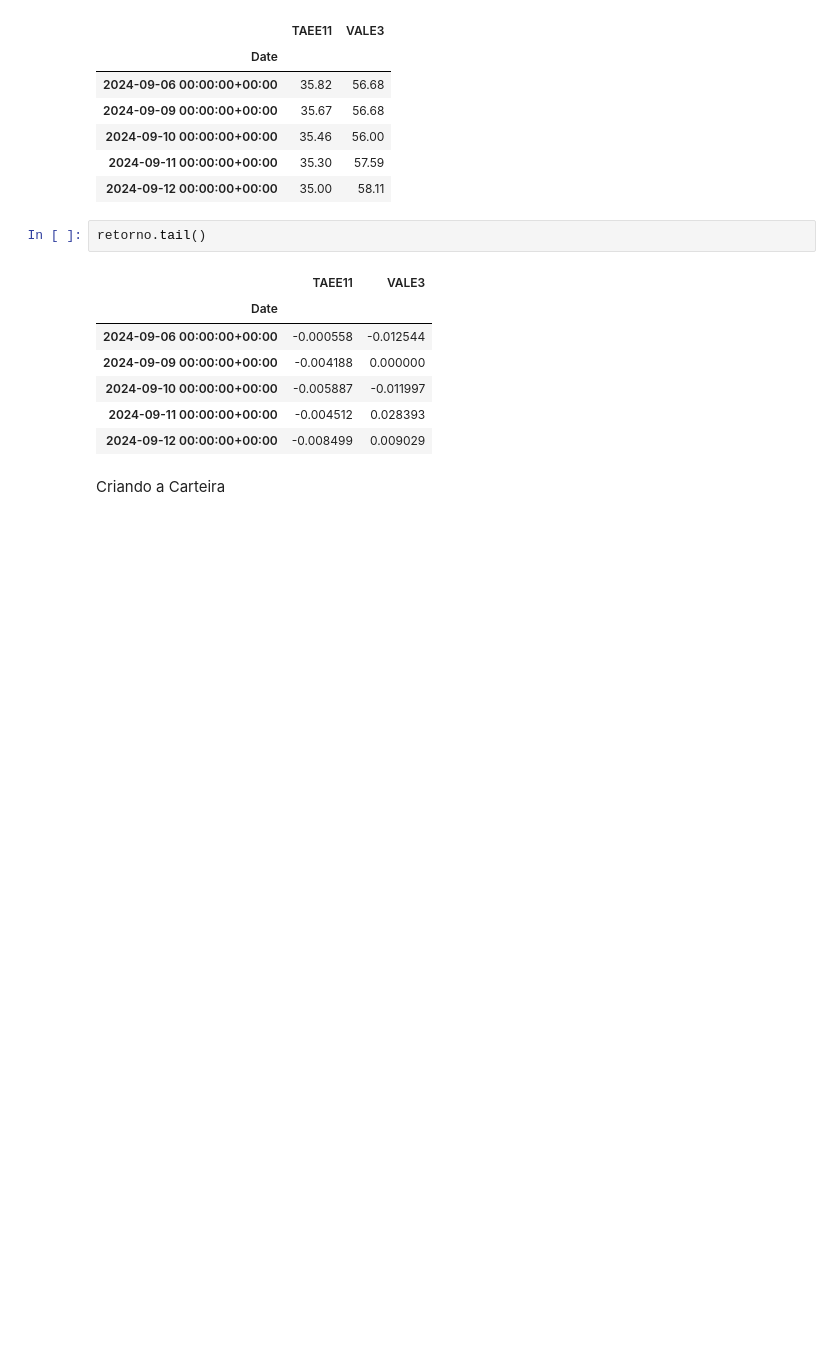
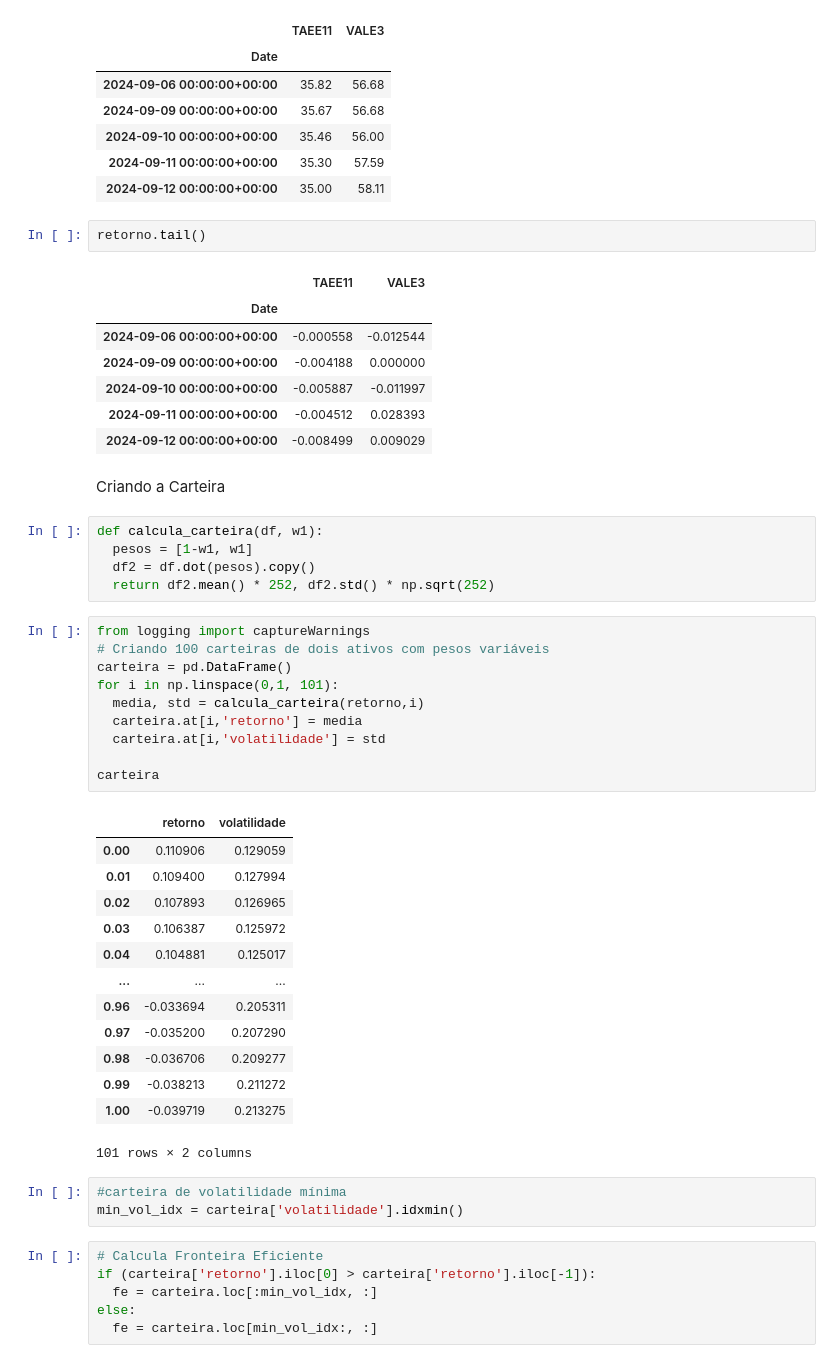
Before and after one commit to JulianotCosta/Dictionary_IA, a Jupyter notebook: Fronteira_ótima.ipynb, the cells around one changed output. Cells and saved outputs as stored; diff of their text form; blank space fills up the shorter version.

```diff
--- a/Fronteira_ótima.ipynb
+++ b/Fronteira_ótima.ipynb
@@ -46,3 +46,41 @@ retorno.tail()
 | 2024-09-12 00:00:00+00:00 | -0.008499 | 0.009029 |
 # %% [markdown]
 Criando a Carteira
+# %%
+def calcula_carteira(df, w1):
+  pesos = [1-w1, w1]
+  df2 = df.dot(pesos).copy()
+  return df2.mean() * 252, df2.std() * np.sqrt(252)
+# %%
+from logging import captureWarnings
+# Criando 100 carteiras de dois ativos com pesos variáveis
+carteira = pd.DataFrame()
+for i in np.linspace(0,1, 101):
+  media, std = calcula_carteira(retorno,i)
+  carteira.at[i,'retorno'] = media
+  carteira.at[i,'volatilidade'] = std
+
+carteira
+# %% [output]
+|  | retorno | volatilidade |
+| 0.00 | 0.110906 | 0.129059 |
+| 0.01 | 0.109400 | 0.127994 |
+| 0.02 | 0.107893 | 0.126965 |
+| 0.03 | 0.106387 | 0.125972 |
+| 0.04 | 0.104881 | 0.125017 |
+| ... | ... | ... |
+| 0.96 | -0.033694 | 0.205311 |
+| 0.97 | -0.035200 | 0.207290 |
+| 0.98 | -0.036706 | 0.209277 |
+| 0.99 | -0.038213 | 0.211272 |
+| 1.00 | -0.039719 | 0.213275 |
+101 rows × 2 columns
+# %%
+#carteira de volatilidade mínima
+min_vol_idx = carteira['volatilidade'].idxmin()
+# %%
+# Calcula Fronteira Eficiente
+if (carteira['retorno'].iloc[0] > carteira['retorno'].iloc[-1]):
+  fe = carteira.loc[:min_vol_idx, :]
+else:
+  fe = carteira.loc[min_vol_idx:, :]
```
Also changed, not shown: parts of 1 cell of this notebook.
